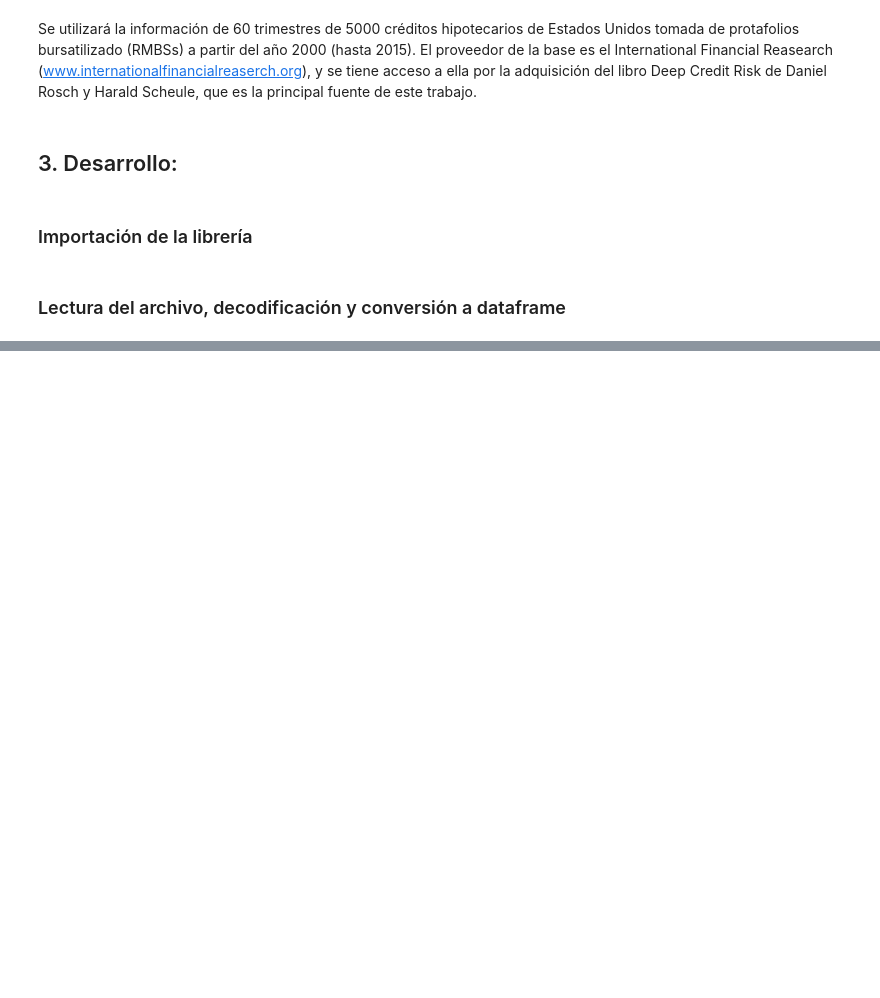
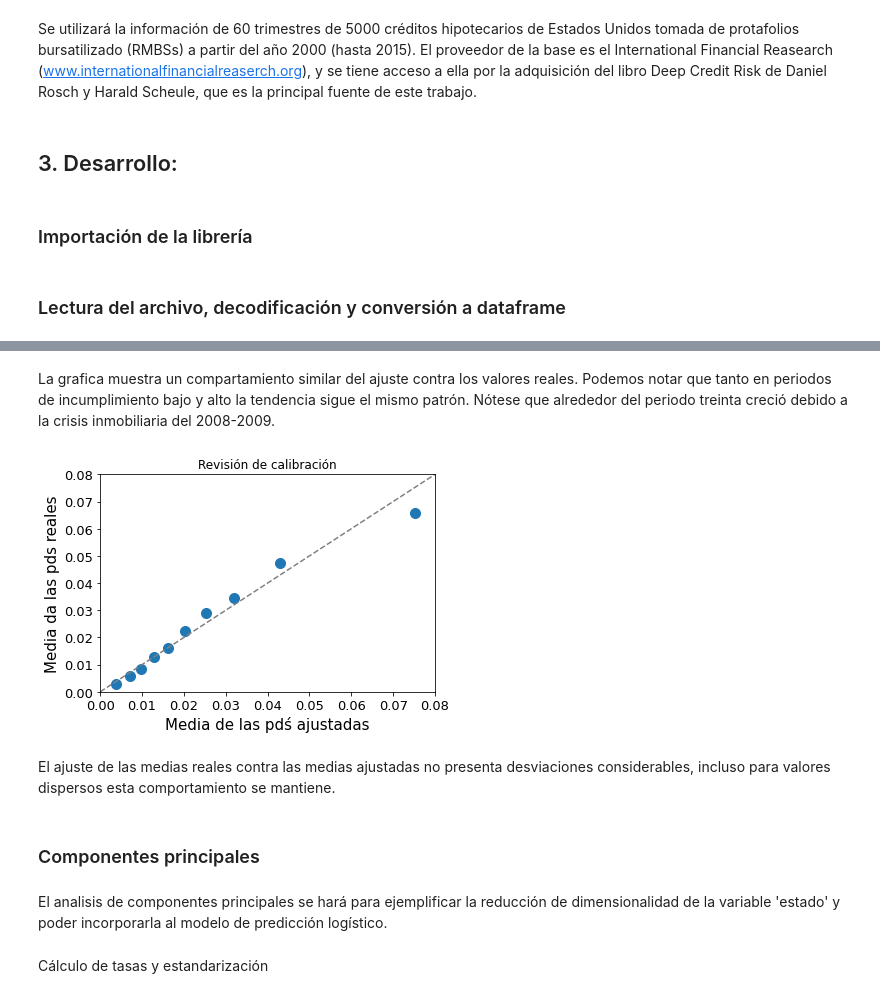
Before and after one commit to arenitss/Proyecto_Final_Analisis_Numerico_Computo_Cientifico, a Jupyter notebook: notebooks/PDS_tiempo.ipynb, the cells around one changed output, grey strips where cells are left out. Saved outputs shown, nothing was run; the diff lists cells and outputs as text; code cells hidden in the pictures; blank space fills up the shorter version.

```diff
--- a/notebooks/PDS_tiempo.ipynb
+++ b/notebooks/PDS_tiempo.ipynb
@@ -287,0 +102,15 @@ Z
+# %% [markdown]
+La grafica muestra un compartamiento similar del ajuste contra los valores reales.
+Podemos notar que tanto en periodos de incumplimiento bajo y alto la tendencia sigue el mismo patrón. Nótese que alrededor del periodo treinta creció debido a la crisis inmobiliaria del 2008-2009.
+# %%
+grafica_ajuste(data2.PD_logit_model, data2.default_time, data2.time)
+# %% [output]
+[figure, added]
+# %% [markdown]
+El ajuste de las medias reales contra las medias ajustadas no presenta desviaciones considerables, incluso para valores dispersos esta comportamiento se mantiene.
+# %% [markdown]
+### Componentes principales
+# %% [markdown]
+El analisis de componentes principales se hará para ejemplificar la reducción de dimensionalidad de la variable 'estado' y poder incorporarla al modelo de predicción logístico.
+# %% [markdown]
+Cálculo de tasas y estandarización
```
Also changed, not shown: parts of 92 cells of this notebook.
